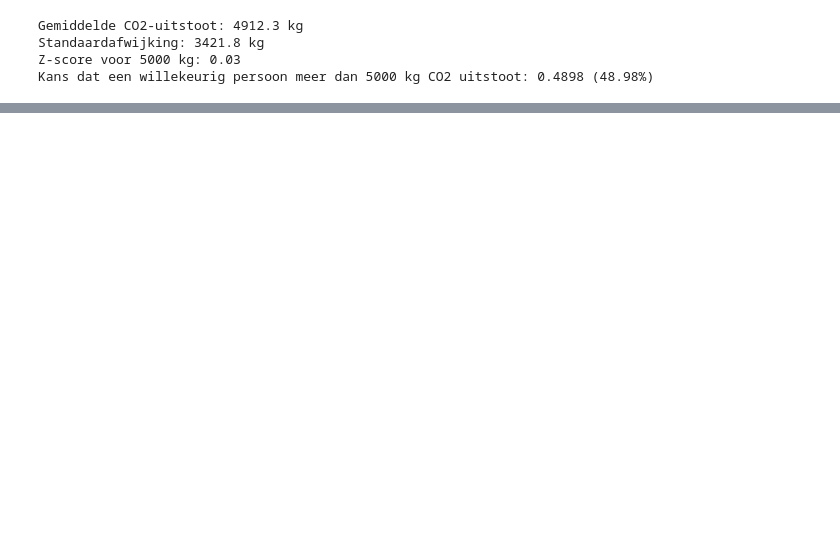
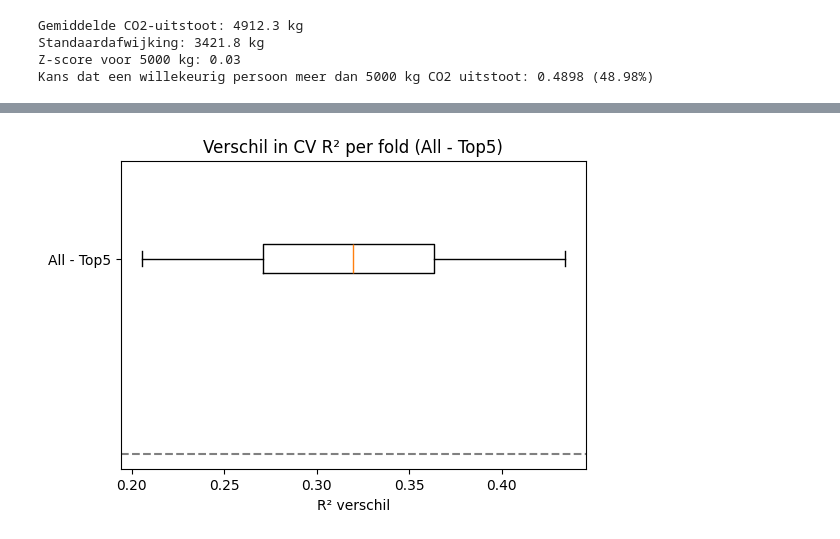
Before and after one commit to rabpie/portfolio_wis, a Jupyter notebook: Untitled-1.ipynb, the cells around one changed output, grey strips where cells are left out. Drawn from its saved outputs; the diff is of its cells as text; code cells hidden in the pictures; blank space fills up the shorter version.

```diff
--- a/Untitled-1.ipynb
+++ b/Untitled-1.ipynb
@@ -228,0 +620,80 @@ Kans dat een willekeurig persoon meer dan 5000 kg CO2 uitstoot: 0.4898 (48.98%)
+# %%
+# STATISTISCHE TOETS OP 20-FOLD CV SCORES
+# Doel: bepaal of het verschil in CV R² tussen Model 1 en Model 2 statistisch significant is
+
+from scipy import stats
+import numpy as np
+import matplotlib.pyplot as plt
+
+# Zorg dat cv_scores_all en cv_scores_top5 aanwezig zijn
+print('Aantallen CV folds:', len(cv_scores_all), len(cv_scores_top5))
+
+# Bereken verschil per fold
+diff = np.array(cv_scores_all) - np.array(cv_scores_top5)
+print('\nGemiddelde verschil (R², all - top5):', diff.mean())
+print('Standaardafwijking verschil:', diff.std(ddof=1))
+
+# 1) Normaliteitstest op de verschillen (Shapiro)
+sh_stat, sh_p = stats.shapiro(diff)
+print('\nShapiro-Wilk test op verschillen:')
+print(f'  W = {sh_stat:.4f}, p = {sh_p:.4f}')
+
+alpha = 0.05
+if sh_p > alpha:
+    print('  Verschillen lijken normaal verdeeld (p > 0.05). Gebruik paired t-test.')
+    tstat, pval = stats.ttest_rel(cv_scores_all, cv_scores_top5)
+    test_name = 'Paired t-test'
+    # Cohen's d (paired)
+    cohen_d = diff.mean() / diff.std(ddof=1)
+    stat_val = tstat
+else:
+    print('  Verschillen NIET normaal verdeeld (p <= 0.05). Gebruik Wilcoxon signed-rank test.')
+    try:
+        wstat, pval = stats.wilcoxon(cv_scores_all, cv_scores_top5)
+    except Exception:
+        # fallback: use zero_method='pratt'
+        wstat, pval = stats.wilcoxon(cv_scores_all, cv_scores_top5, zero_method='pratt')
+    test_name = 'Wilcoxon signed-rank'
+    stat_val = wstat
+    # Rank-biserial effect size
+    signs = np.sign(diff)
+    n_pos = np.sum(signs > 0)
+    n_neg = np.sum(signs < 0)
+    rank_biserial = (n_pos - n_neg) / len(diff)
+
+# Output test results
+print(f'\nTest: {test_name}')
+print(f'  stat = {stat_val:.4f}')
+print(f'  p-value = {pval:.4f}')
+
+# Conclusie
+if pval < alpha:
+    print('\nConclusie: Het verschil is statistisch significant (p < 0.05).')
+else:
+    print('\nConclusie: Geen statistisch significant verschil gevonden (p >= 0.05).')
+
+# Effect size
+if test_name == 'Paired t-test':
+    print(f'Effect size (Cohen\'s d, paired) = {cohen_d:.3f}')
+else:
+    print(f'Effect size (rank-biserial) = {rank_biserial:.3f}')
+
+# Visualisatie van de verschillen
+plt.figure(figsize=(6,4))
+plt.axhline(0, color='gray', linestyle='--')
+plt.boxplot(diff, vert=False)
+plt.title('Verschil in CV R² per fold (All - Top5)')
+plt.xlabel('R² verschil')
+plt.yticks([1], ['All - Top5'])
+plt.show()
+
+# Toon individuele fold-verschillen
+plt.figure(figsize=(8,3))
+plt.plot(range(1, len(diff)+1), diff, marker='o')
+plt.axhline(0, color='gray', linestyle='--')
+plt.xlabel('Fold nummer')
+plt.ylabel('R² verschil (all - top5)')
+plt.title('Verschil per fold')
+plt.grid(alpha=0.3)
+plt.show()
+# %% [output]
@@ -228,0 +715 @@ Kans dat een willekeurig persoon meer dan 5000 kg CO2 uitstoot: 0.4898 (48.98%)
+[figure, added]
```
Also changed, not shown: parts of 11 cells of this notebook.
